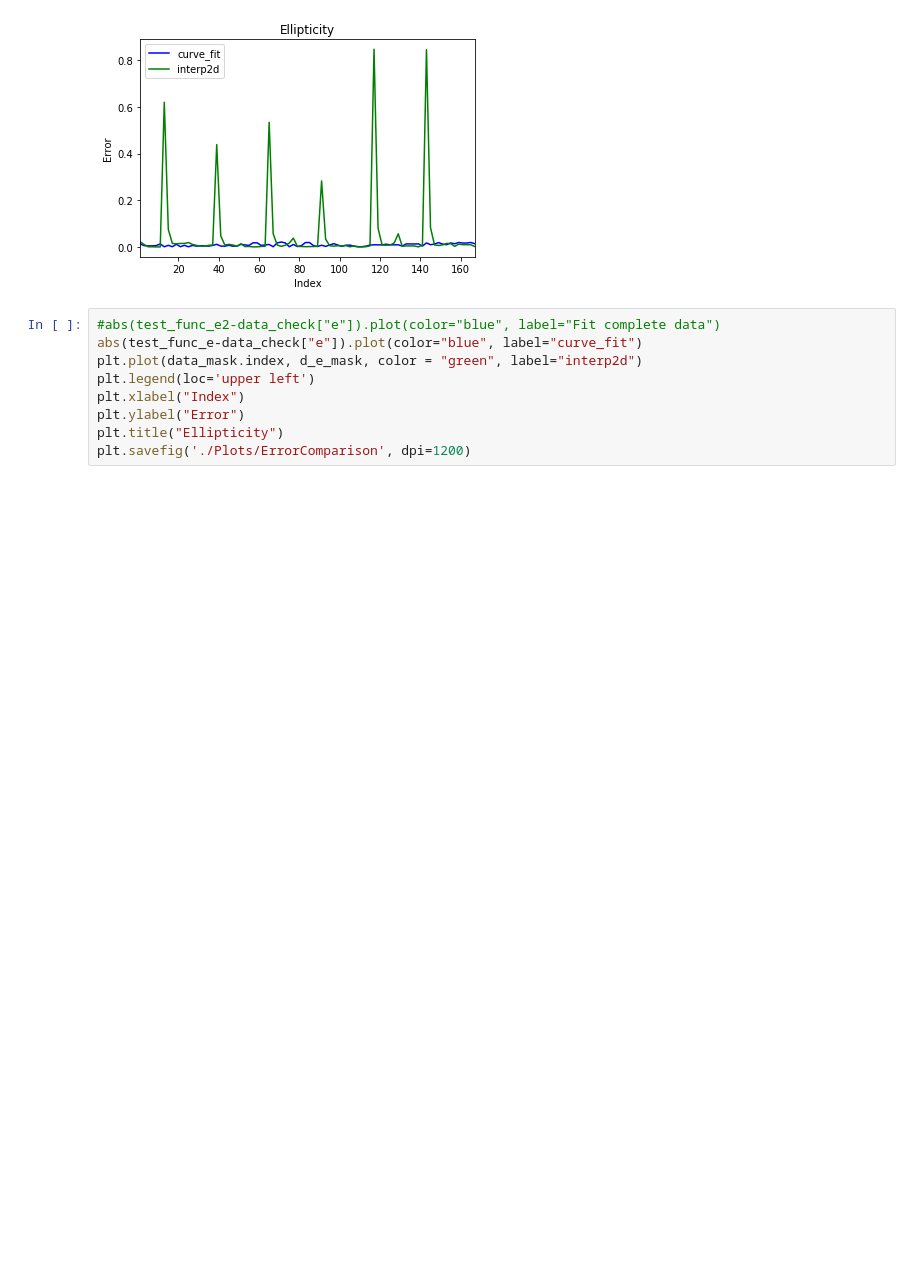
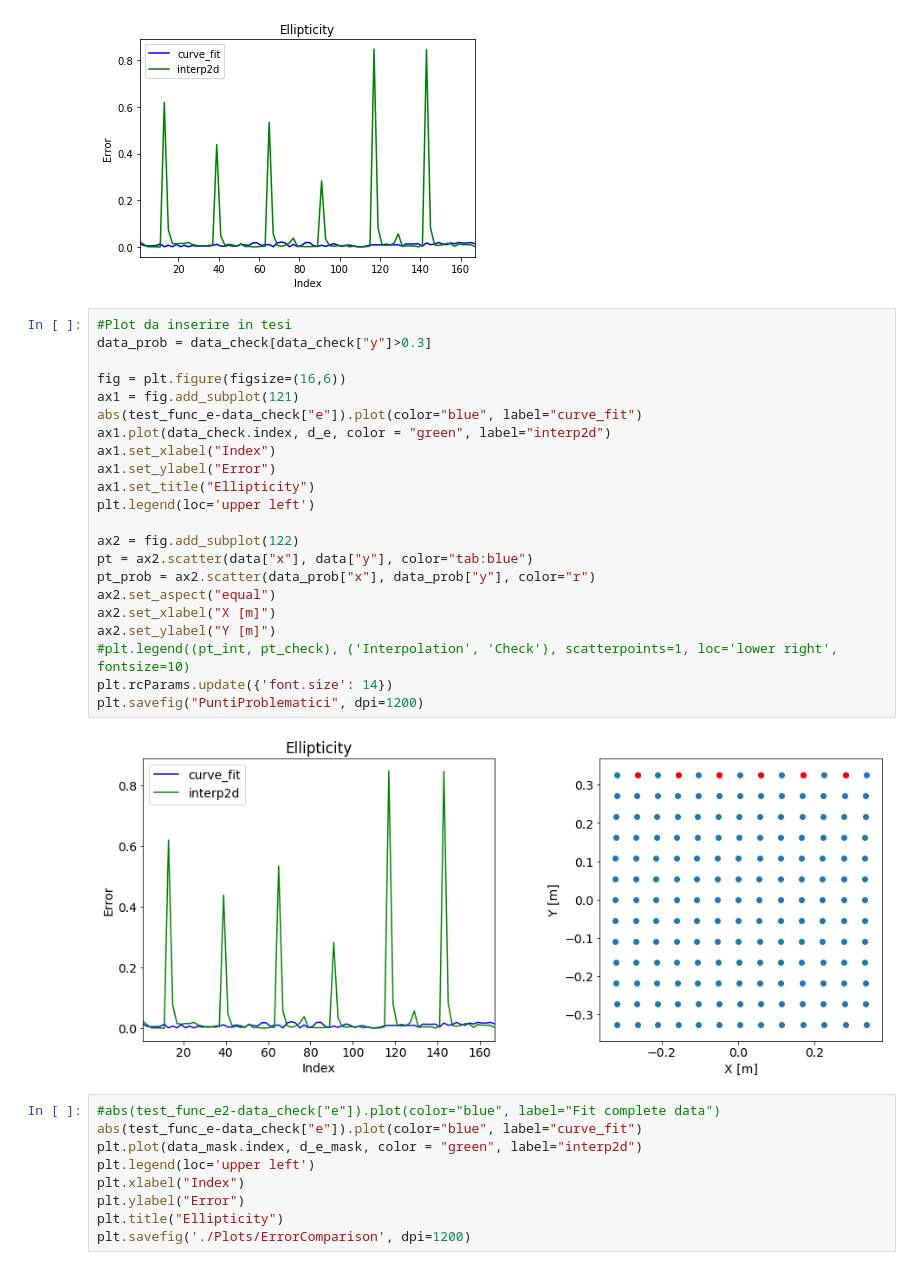
Before and after one commit to eleonoragatti44/Bachelor-Thesis-Physics, a Jupyter notebook: Interpolations/e_interpolations.ipynb, the cells around one changed output. Saved outputs shown, nothing was run; the diff lists cells and outputs as text; blank space fills up the shorter version.

```diff
--- a/Interpolations/e_interpolations.ipynb
+++ b/Interpolations/e_interpolations.ipynb
@@ -109,6 +109,30 @@ plt.title("Ellipticity")
 plt.savefig('./Plots/ErrorComparisonAll', dpi=600)
 # %% [output]
 [figure]
+# %%
+#Plot da inserire in tesi
+data_prob = data_check[data_check["y"]>0.3]
+
+fig = plt.figure(figsize=(16,6))
+ax1 = fig.add_subplot(121)
+abs(test_func_e-data_check["e"]).plot(color="blue", label="curve_fit")
+ax1.plot(data_check.index, d_e, color = "green", label="interp2d")
+ax1.set_xlabel("Index")
+ax1.set_ylabel("Error")
+ax1.set_title("Ellipticity")
+plt.legend(loc='upper left')
+
+ax2 = fig.add_subplot(122)
+pt = ax2.scatter(data["x"], data["y"], color="tab:blue")
+pt_prob = ax2.scatter(data_prob["x"], data_prob["y"], color="r")
+ax2.set_aspect("equal")
+ax2.set_xlabel("X [m]")
+ax2.set_ylabel("Y [m]")
+#plt.legend((pt_int, pt_check), ('Interpolation', 'Check'), scatterpoints=1, loc='lower right', fontsize=10)
+plt.rcParams.update({'font.size': 14})
+plt.savefig("PuntiProblematici", dpi=1200)
+# %% [output]
+[figure, added]
 # %%
 #abs(test_func_e2-data_check["e"]).plot(color="blue", label="Fit complete data")
 abs(test_func_e-data_check["e"]).plot(color="blue", label="curve_fit")
```
Also changed, not shown: 58 other files.
